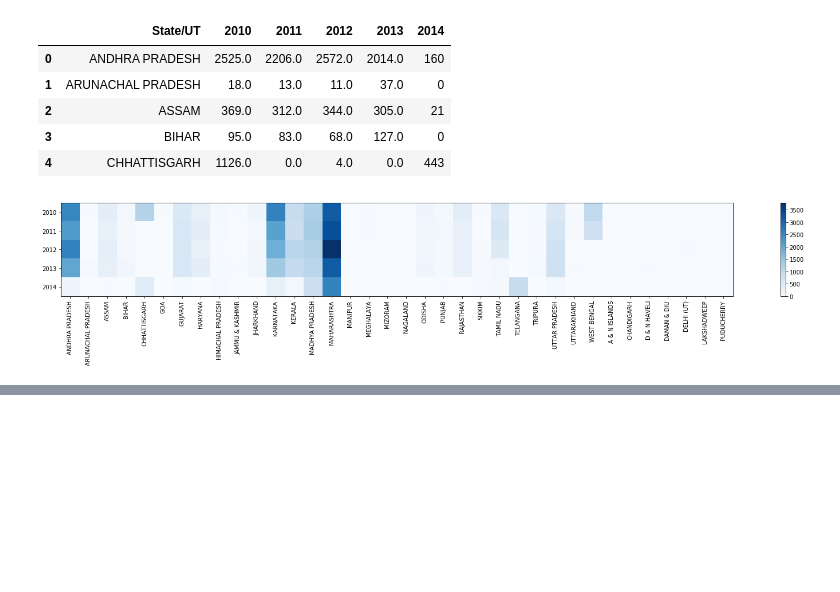
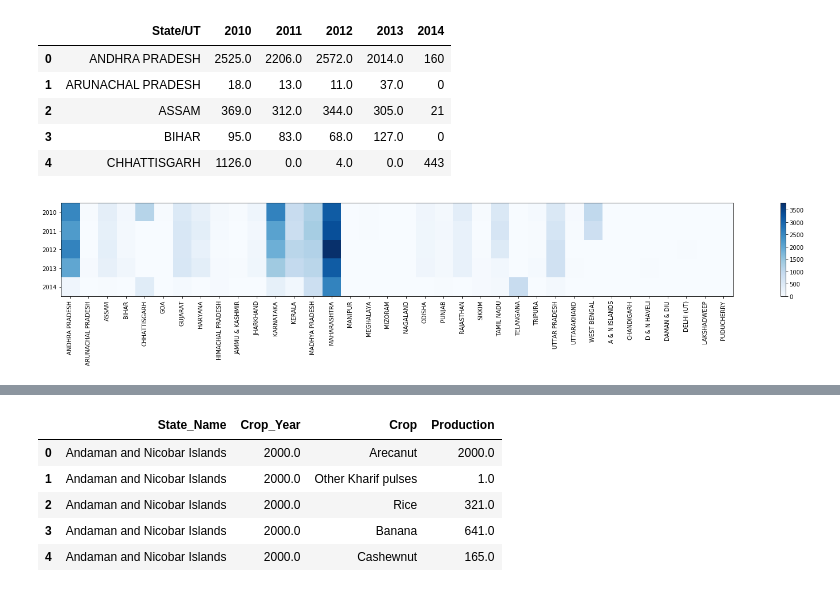
Before and after one commit to nitinvbharti/Agriculture_Analysis, a Jupyter notebook: Agro_analysis.ipynb, the cells around one changed output, grey strips where cells are left out. Saved outputs shown, nothing was run; the diff lists cells and outputs as text; code cells hidden in the pictures; blank space fills up the shorter version.

```diff
--- a/Agro_analysis.ipynb
+++ b/Agro_analysis.ipynb
@@ -239,0 +254,13 @@ plt.show()
+# %%
+production = pd.concat([area.iloc[:,0:3],crop_prod.iloc[:,6:7]],axis=1)
+production = production.loc[production.loc[:,'Crop_Year'] >=2000,:]
+# production.drop(columns={'Production'},inplace=True)
+# production = production.groupby(['State_Name','Crop_Year','Crop'],as_index=False,sort=False).mean()
+production.head()
+# %% [output]
+|  | State_Name | Crop_Year | Crop | Production |
+| 0 | Andaman and Nicobar Islands | 2000.0 | Arecanut | 2000.0 |
+| 1 | Andaman and Nicobar Islands | 2000.0 | Other Kharif pulses | 1.0 |
+| 2 | Andaman and Nicobar Islands | 2000.0 | Rice | 321.0 |
+| 3 | Andaman and Nicobar Islands | 2000.0 | Banana | 641.0 |
+| 4 | Andaman and Nicobar Islands | 2000.0 | Cashewnut | 165.0 |
```
Also changed, not shown: parts of 4 cells of this notebook, 3 other files.
